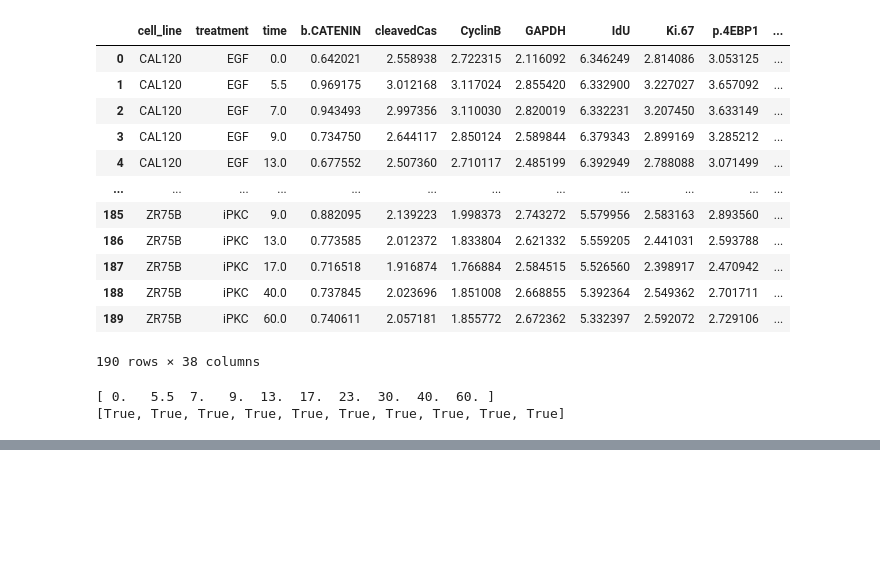
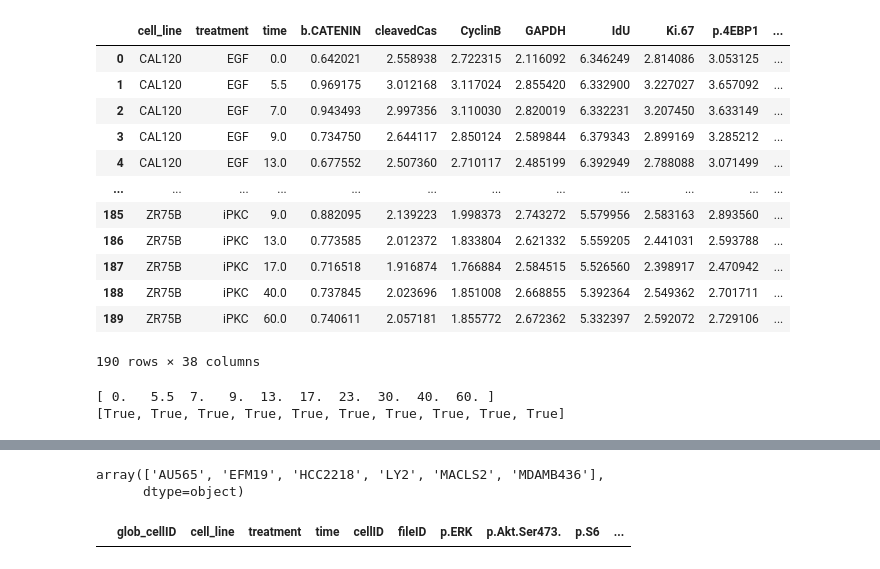
Before and after one commit to c-legac/biofuzznet, a Jupyter notebook: Notebooks/20230502_save_time_aligned_per_cell_line_and_challenge_data.ipynb, the cells around one changed output, grey strips where cells are left out. Drawn from its saved outputs; the diff is of its cells as text; code cells hidden in the pictures; blank space fills up the shorter version.

```diff
--- a/Notebooks/20230502_save_time_aligned_per_cell_line_and_challenge_data.ipynb
+++ b/Notebooks/20230502_save_time_aligned_per_cell_line_and_challenge_data.ipynb
@@ -46,7 +46,7 @@ sc1_test_set = pd.read_csv("/dccstor/ipc1/CAR/DREAM/DREAMdata/Challenge_data/sc1
 # %%
 print(sc1_test_set["time"].unique())
 print([True if time in all_data["time"].unique() else False for time in sc1_test_set["time"].unique() ])
-sc1_test_set[sc1_test_set["time"]==18] = 17
-sc1_test_set[sc1_test_set["time"]==14] = 13
+sc1_test_set.loc[sc1_test_set["time"]==18, "time"] = 17
+sc1_test_set.loc[sc1_test_set["time"]==14, "time"] = 13
 print([True if time in all_data["time"].unique() else False for time in sc1_test_set["time"].unique() ])
 # %% [output]
@@ -142,0 +184,9 @@ sc4_test_set.to_csv("/dccstor/ipc1/CAR/DREAM/DREAMdata/Challenge_data/sc4_test_t
+# %%
+sc1_test_set["cell_line"].unique()
+# %% [output]
+array(['AU565', 'EFM19', 'HCC2218', 'LY2', 'MACLS2', 'MDAMB436'],
+      dtype=object)
+# %%
+sc1_test_set[sc1_test_set["cell_line"]==13]
+# %% [output]
+|  | glob_cellID | cell_line | treatment | time | cellID | fileID | p.ERK | p.Akt.Ser473. | p.S6 | ... |
```
Also changed, not shown: parts of 5 cells of this notebook, 8 other files.
